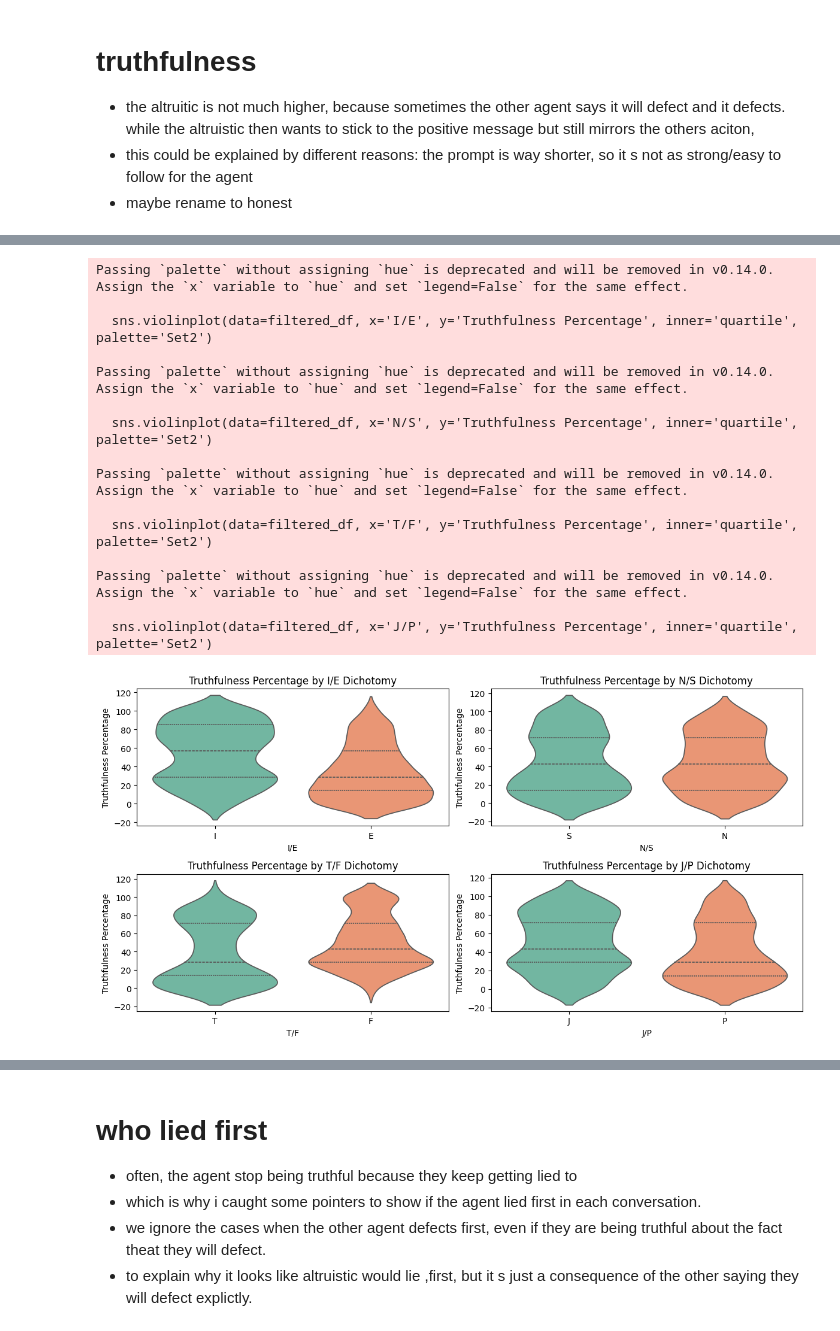
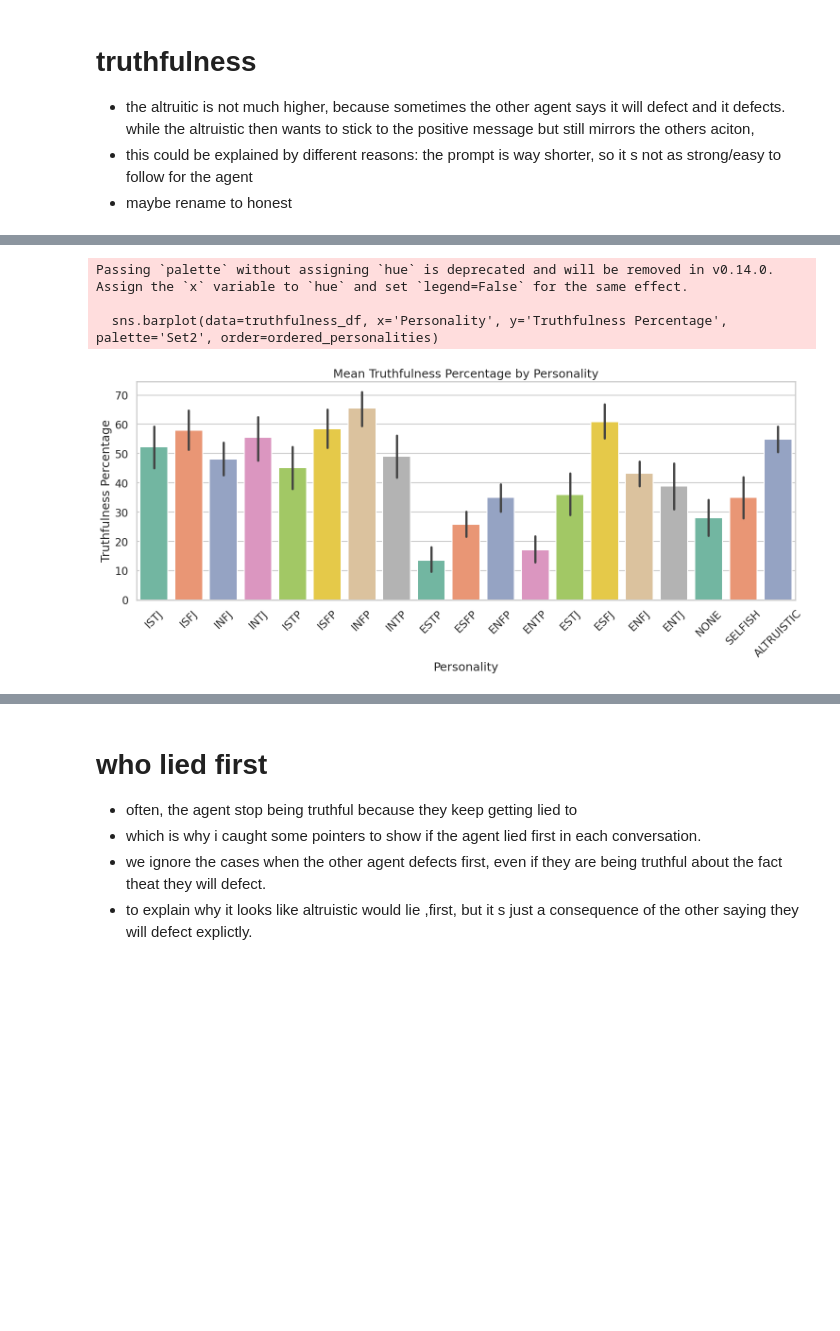
Before and after one commit to mathislindner/Multi-Agent-LLM-Game-Theory, a Jupyter notebook: plot_results.ipynb, the cells around one changed output, grey strips where cells are left out. Saved outputs shown, nothing was run; the diff lists cells and outputs as text; code cells hidden in the pictures; blank space fills up the shorter version.

```diff
--- a/plot_results.ipynb
+++ b/plot_results.ipynb
@@ -275,57 +266,18 @@ Passing `palette` without assigning `hue` is deprecated and will be removed in v
-# %%
-# Filter out the control groups first, working with individual-level data
-filtered_df = truthfulness_df[~truthfulness_df['Personality'].isin(['NONE', 'ALTRUISTIC', 'SELFISH'])].copy()
-
-# Create a new DataFrame for the dichotomies based on each individual's personality
-filtered_df['I/E'] = filtered_df['Personality'].apply(lambda x: 'I' if x[0] == 'I' else 'E')
-filtered_df['N/S'] = filtered_df['Personality'].apply(lambda x: 'N' if x[1] == 'N' else 'S')
-filtered_df['T/F'] = filtered_df['Personality'].apply(lambda x: 'T' if x[2] == 'T' else 'F')
-filtered_df['J/P'] = filtered_df['Personality'].apply(lambda x: 'J' if x[3] == 'J' else 'P')
-
-# Plot the violin plots for each dichotomy using individual-level data
-plt.figure(figsize=(12, 9))
-
-plt.subplot(3, 2, 1)
-sns.violinplot(data=filtered_df, x='I/E', y='Truthfulness Percentage', inner='quartile', palette='Set2')
-plt.title('Truthfulness Percentage by I/E Dichotomy')
-
-plt.subplot(3, 2, 2)
-sns.violinplot(data=filtered_df, x='N/S', y='Truthfulness Percentage', inner='quartile', palette='Set2')
-plt.title('Truthfulness Percentage by N/S Dichotomy')
-
-plt.subplot(3, 2, 3)
-sns.violinplot(data=filtered_df, x='T/F', y='Truthfulness Percentage', inner='quartile', palette='Set2')
-plt.title('Truthfulness Percentage by T/F Dichotomy')
-
-plt.subplot(3, 2, 4)
-sns.violinplot(data=filtered_df, x='J/P', y='Truthfulness Percentage', inner='quartile', palette='Set2')
-plt.title('Truthfulness Percentage by J/P Dichotomy')
-
-# Optional: include this if you still want to show the control groups
-"""
-plt.subplot(3, 2, 5)
-sns.violinplot(data=truthfulness_df[truthfulness_df['Personality'].isin(['NONE', 'ALTRUISTIC', 'SELFISH'])],
-               x='Personality', y='Truthfulness Percentage', inner='quartile', palette='Set2')
-plt.title('Truthfulness Percentage by NONE, Altruistic, and Selfish')
-"""
-
-plt.tight_layout()
-plt.savefig(f"{plots_dir}/dichotomies_violin_truthfulness_percentage.png", dpi=300, bbox_inches='tight')
-plt.show()
-# %% [output]
-Passing `palette` without assigning `hue` is deprecated and will be removed in v0.14.0. Assign the `x` variable to `hue` and set `legend=False` for the same effect.
-
-  sns.violinplot(data=filtered_df, x='I/E', y='Truthfulness Percentage', inner='quartile', palette='Set2')
-
-Passing `palette` without assigning `hue` is deprecated and will be removed in v0.14.0. Assign the `x` variable to `hue` and set `legend=False` for the same effect.
-
-  sns.violinplot(data=filtered_df, x='N/S', y='Truthfulness Percentage', inner='quartile', palette='Set2')
-
-Passing `palette` without assigning `hue` is deprecated and will be removed in v0.14.0. Assign the `x` variable to `hue` and set `legend=False` for the same effect.
-
-  sns.violinplot(data=filtered_df, x='T/F', y='Truthfulness Percentage', inner='quartile', palette='Set2')
-
-Passing `palette` without assigning `hue` is deprecated and will be removed in v0.14.0. Assign the `x` variable to `hue` and set `legend=False` for the same effect.
-
-  sns.violinplot(data=filtered_df, x='J/P', y='Truthfulness Percentage', inner='quartile', palette='Set2')
-[figure, removed]
+# %%
+# Define the order for the personalities, with control groups at the end
+ordered_personalities = [p for p in truthfulness_df['Personality'].unique() if p not in ['NONE', 'SELFISH', 'ALTRUISTIC']] + ['NONE', 'SELFISH', 'ALTRUISTIC']
+
+# Plot the mean truthfulness percentage for each personality with the new order
+plt.figure(figsize=(18, 6))
+sns.barplot(data=truthfulness_df, x='Personality', y='Truthfulness Percentage', palette='Set2', order=ordered_personalities)
+plt.title('Mean Truthfulness Percentage by Personality')
+plt.xlabel('Personality')
+plt.ylabel('Truthfulness Percentage')
+plt.xticks(rotation=45)
+plt.savefig(f"{plots_dir}/mean_truthfulness_4_runs.png", dpi=300, bbox_inches='tight')
+plt.show()
+# %% [output]
+Passing `palette` without assigning `hue` is deprecated and will be removed in v0.14.0. Assign the `x` variable to `hue` and set `legend=False` for the same effect.
+
+  sns.barplot(data=truthfulness_df, x='Personality', y='Truthfulness Percentage', palette='Set2', order=ordered_personalities)
+[figure, added]
```
Also changed, not shown: parts of 11 cells of this notebook, 5 other files.
